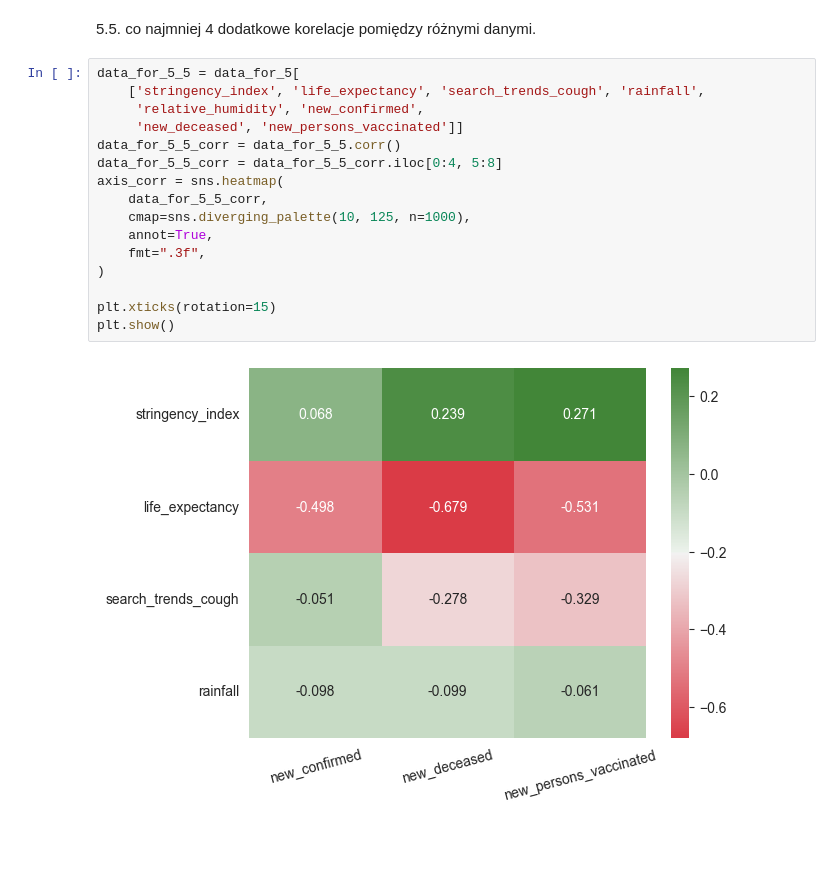
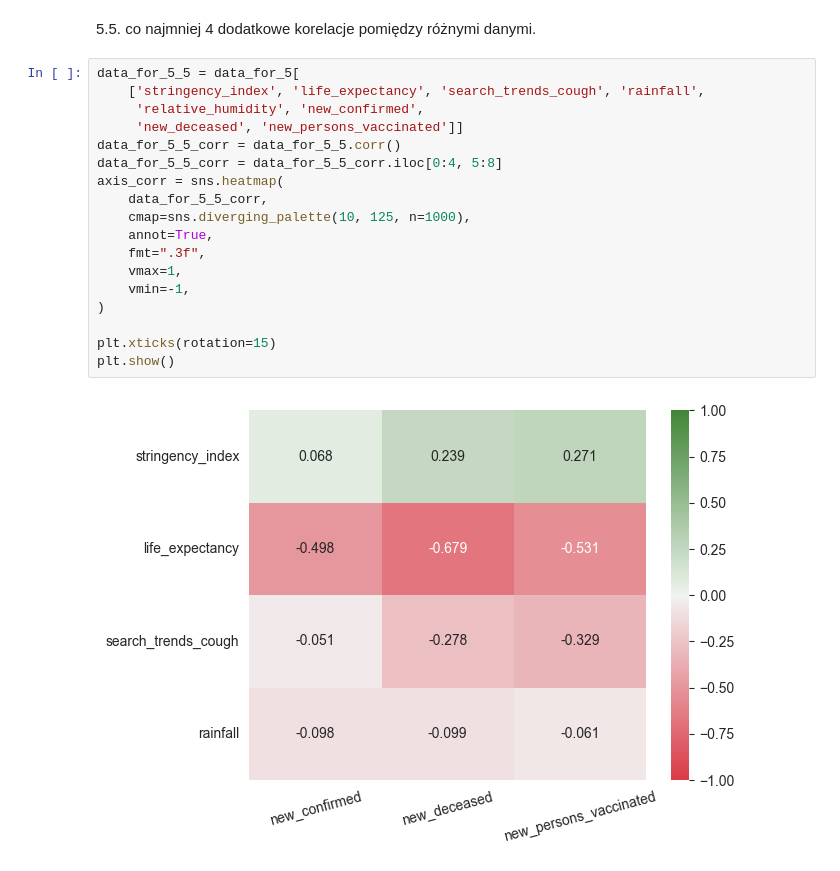
Before and after one commit to qmacdom/BigData, a Jupyter notebook: zad2.ipynb, the cells around one changed output. Cells and saved outputs as stored; diff of their text form; blank space fills up the shorter version.

```diff
--- a/zad2.ipynb
+++ b/zad2.ipynb
@@ -722,18 +794,20 @@ plt.show()
 # %%
 data_for_5_5 = data_for_5[
     ['stringency_index', 'life_expectancy', 'search_trends_cough', 'rainfall',
      'relative_humidity', 'new_confirmed',
      'new_deceased', 'new_persons_vaccinated']]
 data_for_5_5_corr = data_for_5_5.corr()
 data_for_5_5_corr = data_for_5_5_corr.iloc[0:4, 5:8]
 axis_corr = sns.heatmap(
     data_for_5_5_corr,
     cmap=sns.diverging_palette(10, 125, n=1000),
     annot=True,
     fmt=".3f",
+    vmax=1,
+    vmin=-1,
 )
 
 plt.xticks(rotation=15)
 plt.show()
 # %% [output]
-[figure, old version]
+[figure, new version]
```
Also changed, not shown: parts of 16 cells of this notebook.
